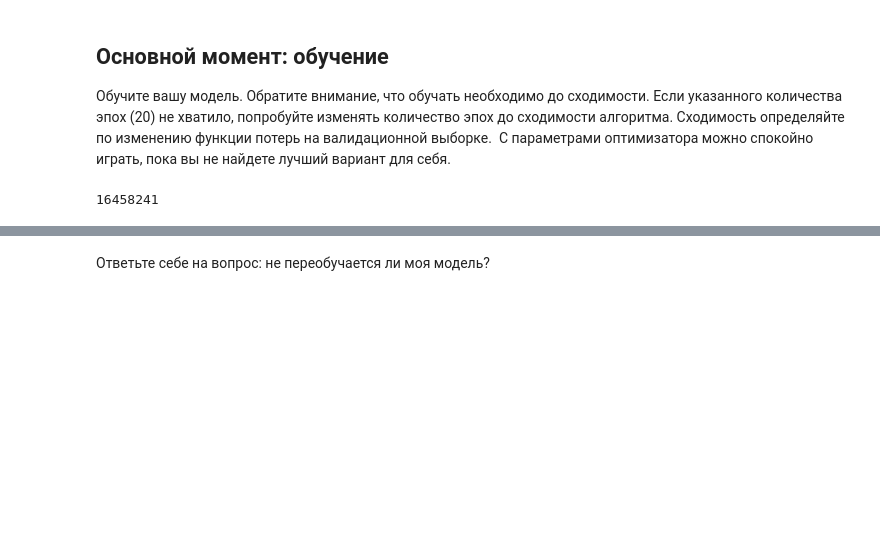
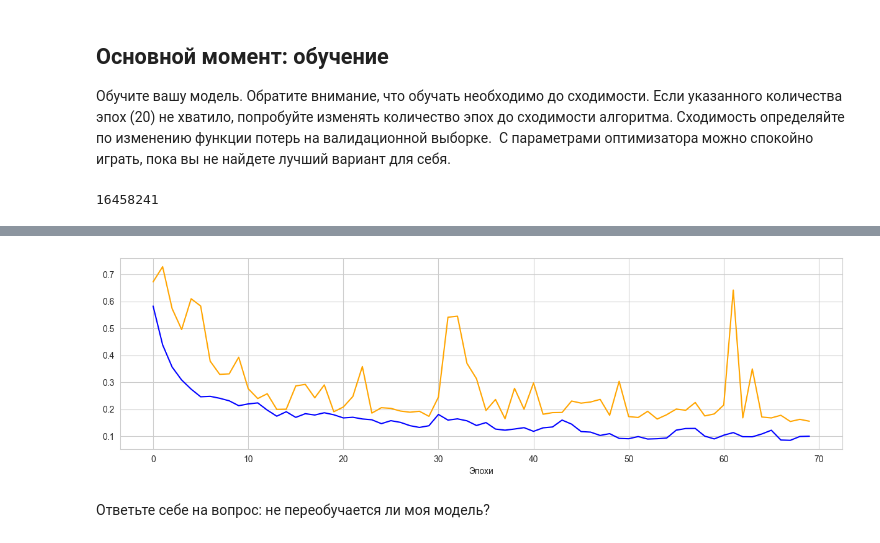
Before and after one commit to almos05/DLS, a Jupyter notebook: [homework]semantic_segmentation.ipynb, the cells around one changed output, grey strips where cells are left out. Drawn from its saved outputs; the diff is of its cells as text; code cells hidden in the pictures; blank space fills up the shorter version.

```diff
--- a/[homework]semantic_segmentation.ipynb
+++ b/[homework]semantic_segmentation.ipynb
@@ -434,3 +435,9 @@ score_model(model, iou_pytorch, data_val)
+# %%
+plt.plot(losses['train'], color='blue', label='train')
+plt.plot(losses['test'], color='orange', label='test')
+plt.xlabel('Эпохи');
+# %% [output]
+[figure, added]
 # %% [markdown]
 Ответьте себе на вопрос: не переобучается ли моя модель?
 # %% [markdown]
```
Also changed, not shown: parts of 17 cells of this notebook.
